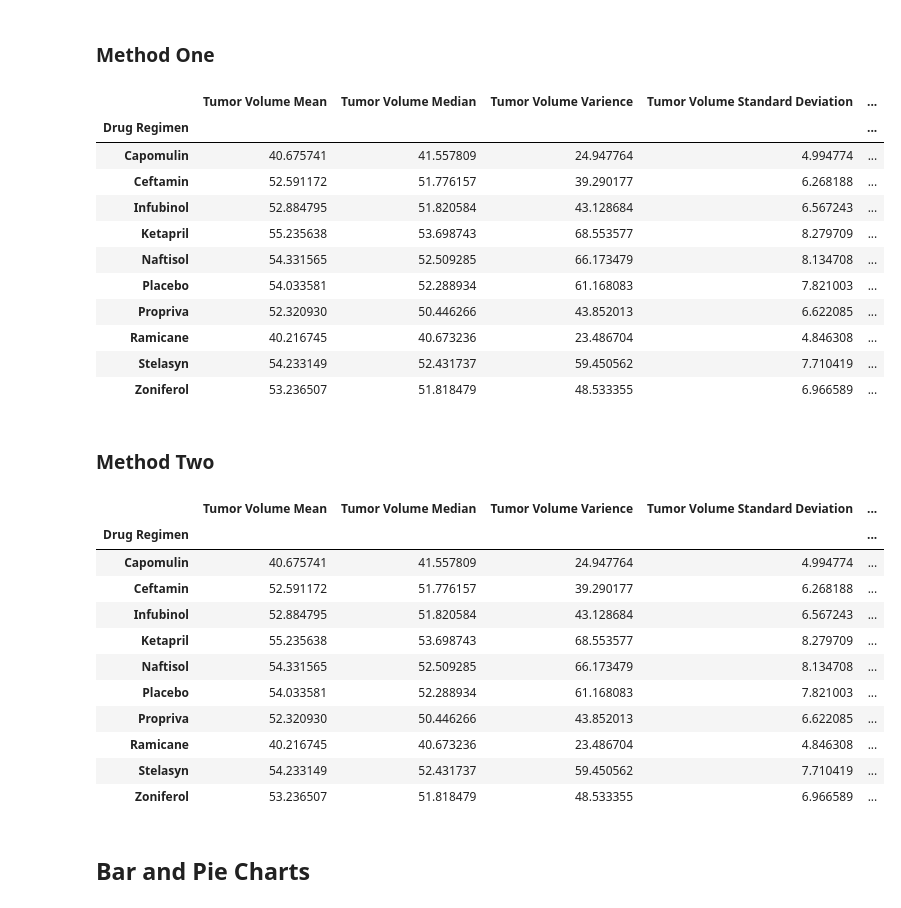
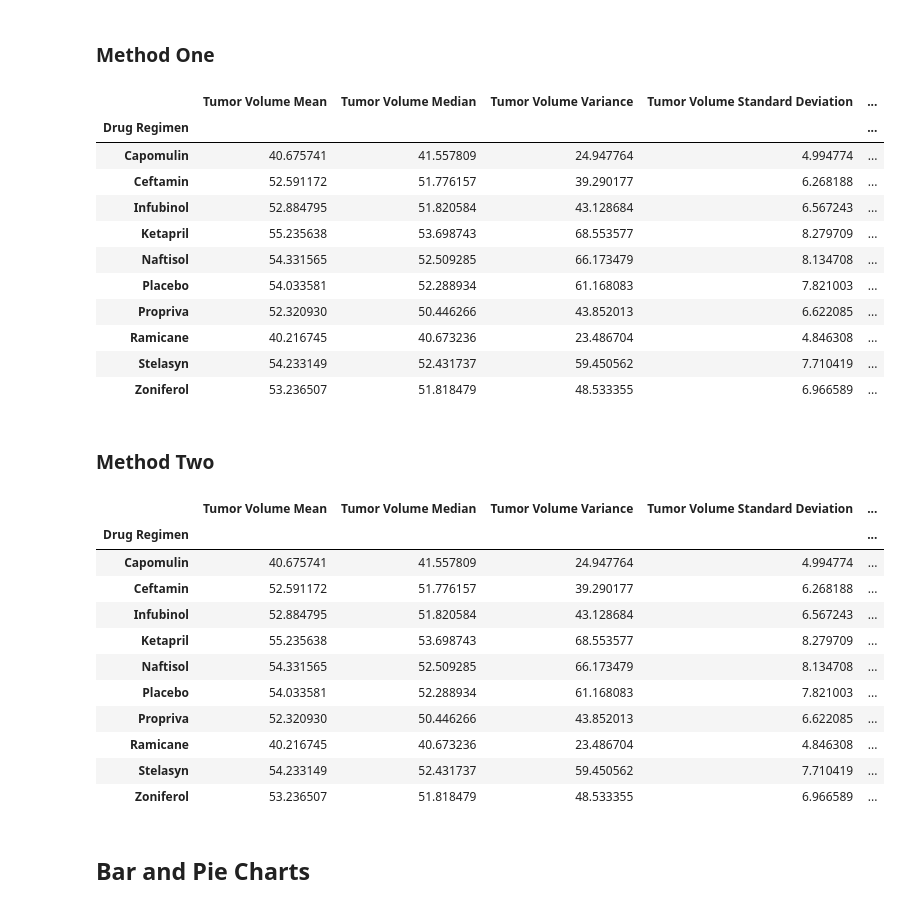
Before and after one commit to Michelin96/matplotlib-challenge, a Jupyter notebook: Pymaceuticals/pymaceuticals.ipynb, the cells around one changed output. Saved outputs shown, nothing was run; the diff lists cells and outputs as text; code cells hidden in the pictures.

```diff
--- a/Pymaceuticals/pymaceuticals.ipynb
+++ b/Pymaceuticals/pymaceuticals.ipynb
@@ -97,7 +101,7 @@ mouse_with_duplicates
 # Creating a clean DataFrame by dropping the duplicate mouse by its ID.
 remove_mouse = mouse_study_complete[ mouse_study_complete["Mouse ID"] == "g989"].index
 mouse_study_complete.drop(remove_mouse, inplace=True)
-mouse_study_cleaned = mouse_study_complete.set_index("Drug Regimen")
+mouse_study_cleaned = mouse_study_complete.reset_index()
 #All rows of data removed for mouseID with duplicate timeponts
 len(mouse_study_cleaned)
 # %% [output]
@@ -129,16 +133,16 @@ mouse_study_sem = mouse_study_cleaned.groupby("Drug Regimen").sem()
 # %%
 #Combining the summary tables and renaming the columns
 first_merge = pd.merge(mouse_study_mean["Tumor Volume (mm3)"], mouse_study_med["Tumor Volume (mm3)"], on="Drug Regimen")
 first_renamed = first_merge.rename(columns={"Tumor Volume (mm3)_x":"Tumor Volume Mean", "Tumor Volume (mm3)_y":"Tumor Volume Median"})
 var_merge = pd.merge(first_renamed, mouse_study_var["Tumor Volume (mm3)"], on="Drug Regimen")
-var_renamed = var_merge.rename(columns={"Tumor Volume (mm3)":"Tumor Volume Varience"})
+var_renamed = var_merge.rename(columns={"Tumor Volume (mm3)":"Tumor Volume Variance"})
 std_merge = pd.merge(var_renamed, mouse_study_std["Tumor Volume (mm3)"], on="Drug Regimen")
 std_renamed = std_merge.rename(columns={"Tumor Volume (mm3)":"Tumor Volume Standard Deviation"})
 sem_merge = pd.merge(std_renamed, mouse_study_sem["Tumor Volume (mm3)"], on="Drug Regimen")
 tumor_volume_summary = sem_merge.rename(columns={"Tumor Volume (mm3)":"Tumor Volume SEM"})
 tumor_volume_summary
 # %% [output]
-|  | Tumor Volume Mean | Tumor Volume Median | Tumor Volume Varience | Tumor Volume Standard Deviation | ... |
+|  | Tumor Volume Mean | Tumor Volume Median | Tumor Volume Variance | Tumor Volume Standard Deviation | ... |
 | Drug Regimen |  |  |  |  | ... |
 | Capomulin | 40.675741 | 41.557809 | 24.947764 | 4.994774 | ... |
 | Ceftamin | 52.591172 | 51.776157 | 39.290177 | 6.268188 | ... |
@@ -159,12 +163,12 @@ mouse_study_summary = mouse_study_cleaned.groupby("Drug Regimen")
 tumor_volume_summary = mouse_study_summary["Tumor Volume (mm3)"].agg([np.mean, np.median, np.var, np.std, st.sem])
 tumor_volume_summary = tumor_volume_summary.rename(columns={"mean":"Tumor Volume Mean",
                                                             "median":"Tumor Volume Median",
-                                                            "var":"Tumor Volume Varience",
+                                                            "var":"Tumor Volume Variance",
                                                             "std":"Tumor Volume Standard Deviation",
                                                             "sem":"Tumor Volume SEM"})
 tumor_volume_summary
 # %% [output]
-|  | Tumor Volume Mean | Tumor Volume Median | Tumor Volume Varience | Tumor Volume Standard Deviation | ... |
+|  | Tumor Volume Mean | Tumor Volume Median | Tumor Volume Variance | Tumor Volume Standard Deviation | ... |
 | Drug Regimen |  |  |  |  | ... |
 | Capomulin | 40.675741 | 41.557809 | 24.947764 | 4.994774 | ... |
 | Ceftamin | 52.591172 | 51.776157 | 39.290177 | 6.268188 | ... |
```
Also changed, not shown: parts of 17 cells of this notebook, 1 other file.
